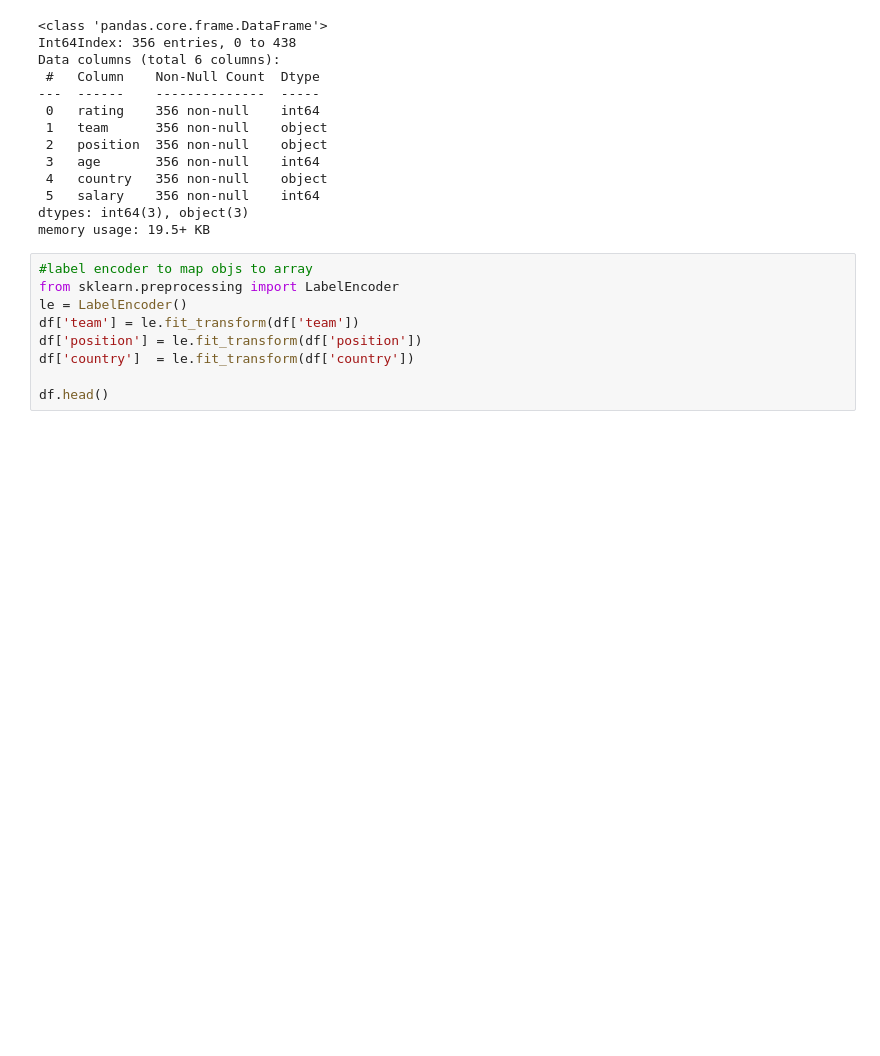
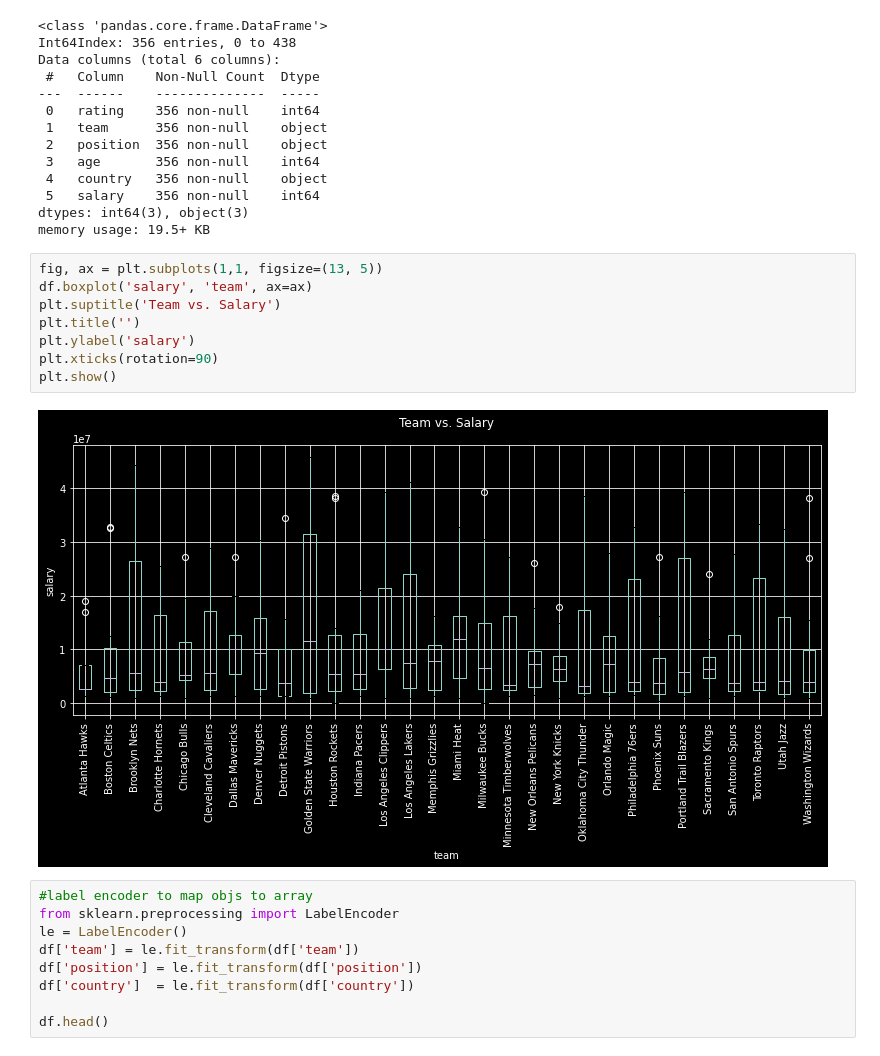
Before and after one commit to marvintv/nba-salary-prediction, a Jupyter notebook: NBA_Player_Predict_Salary.ipynb, the cells around one changed output. Saved outputs shown, nothing was run; the diff lists cells and outputs as text; blank space fills up the shorter version.

```diff
--- a/NBA_Player_Predict_Salary.ipynb
+++ b/NBA_Player_Predict_Salary.ipynb
@@ -116,6 +116,16 @@ Data columns (total 6 columns):
  5   salary    356 non-null    int64
 dtypes: int64(3), object(3)
 memory usage: 19.5+ KB
+# %%
+fig, ax = plt.subplots(1,1, figsize=(13, 5))
+df.boxplot('salary', 'team', ax=ax)
+plt.suptitle('Team vs. Salary')
+plt.title('')
+plt.ylabel('salary')
+plt.xticks(rotation=90)
+plt.show()
+# %% [output]
+[figure, new version]
 # %%
 #label encoder to map objs to array
 from sklearn.preprocessing import LabelEncoder
```
Also changed, not shown: parts of 5 cells of this notebook, 1 other file.
